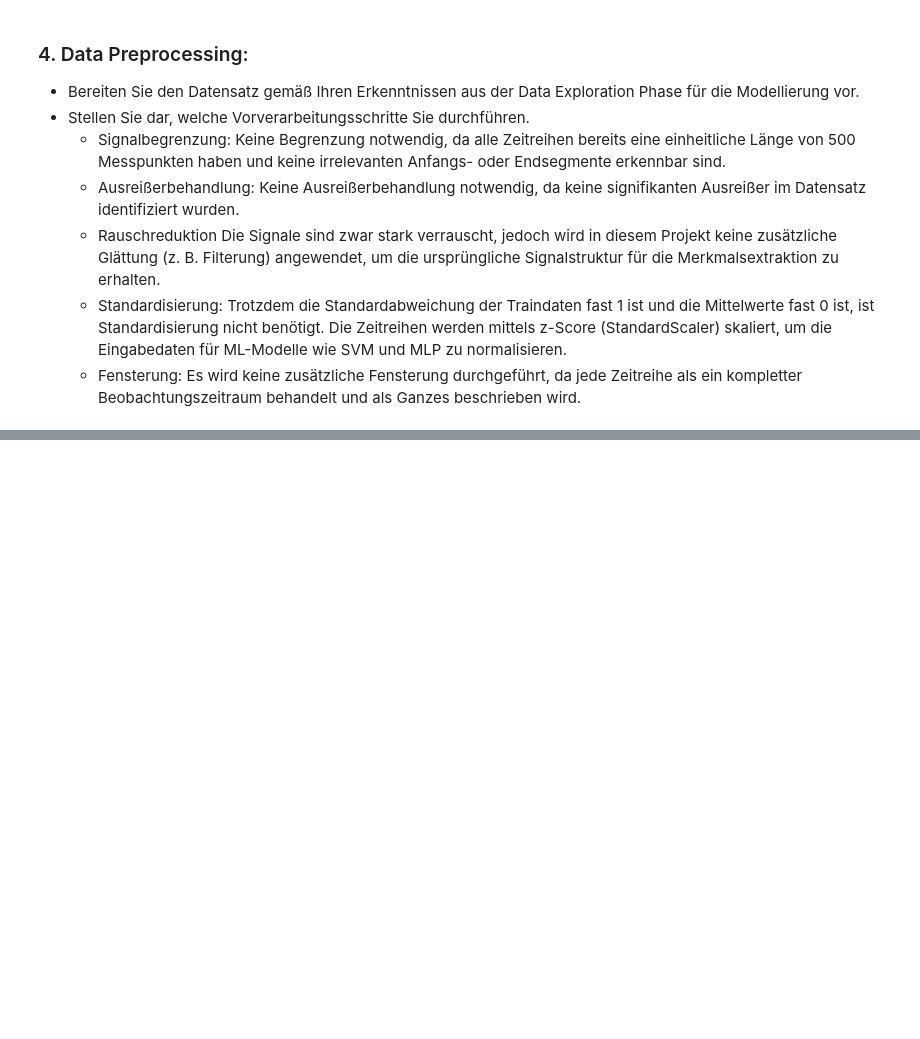
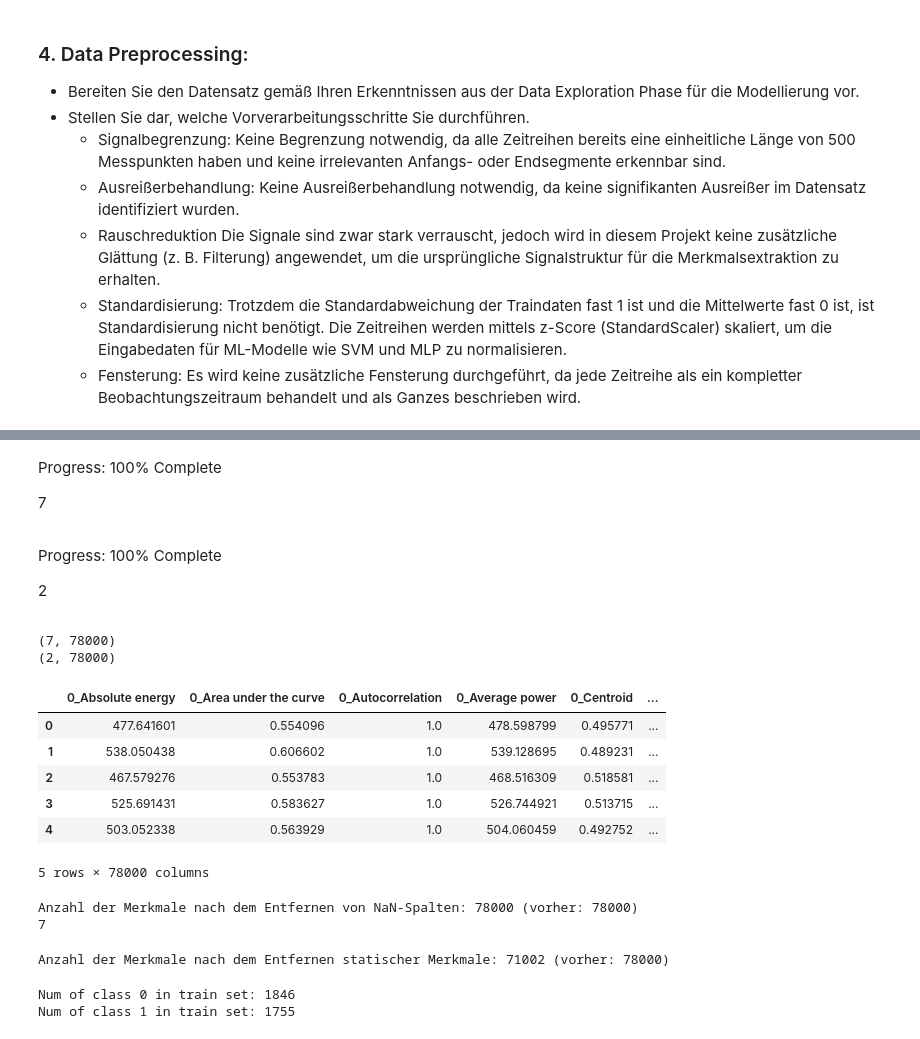
Before and after one commit to liyiling/pythonadvance-Uebung, a Jupyter notebook: UCR_TimeSeries_Analysis.ipynb, the cells around one changed output, grey strips where cells are left out. Drawn from its saved outputs; the diff is of its cells as text; code cells hidden in the pictures; blank space fills up the shorter version.

```diff
--- a/UCR_TimeSeries_Analysis.ipynb
+++ b/UCR_TimeSeries_Analysis.ipynb
@@ -209,0 +235,16 @@ Geschätztes Rauscheniveau (Median der rollenden Std): 0.5870907195344239
+# %%
+# Merkmalextraktion mit TSFEL
+import tsfel
+# Laden der Standard-Feature-Menge
+cfg = tsfel.get_features_by_domain()
+# Extrahieren der Merkmale aus den sk
+# alierten Trainings- und Testdaten
+
+print(X_train_scaled.shape)
+print(X_test_scaled.shape)
+
+X_train_features = tsfel.time_series_features_extractor(cfg, X_train_scaled, fs=500,window_size=500)
+X_test_features  = tsfel.time_series_features_extractor(cfg, X_test_scaled, fs=500,window_size=500)
+
+print(X_train_features.shape)
+print(X_test_features.shape)
@@ -209,0 +260,53 @@ Geschätztes Rauscheniveau (Median der rollenden Std): 0.5870907195344239
+# %%
+cfg_1= tsfel.load_json("/Users/liyiling/Documents/Albstadt学习/2025WW/Python-Advanced-Herr Seidler/Übung1_Yiling Li/features.json")
+X_train_features = tsfel.time_series_features_extractor(cfg, X_train_scaled, fs=500,window_size=500)
+X_test_features  = tsfel.time_series_features_extractor(cfg, X_test_scaled, fs=500,window_size=500)
+print(X_train_features.shape)
+print(X_test_features.shape)
+X_train_features.head()
+# %% [output]
+Progress: 100% Complete
+7
+Progress: 100% Complete
+2
+(7, 78000)
+(2, 78000)
+|  | 0_Absolute energy | 0_Area under the curve | 0_Autocorrelation | 0_Average power | 0_Centroid | ... |
+| 0 | 477.641601 | 0.554096 | 1.0 | 478.598799 | 0.495771 | ... |
+| 1 | 538.050438 | 0.606602 | 1.0 | 539.128695 | 0.489231 | ... |
+| 2 | 467.579276 | 0.553783 | 1.0 | 468.516309 | 0.518581 | ... |
+| 3 | 525.691431 | 0.583627 | 1.0 | 526.744921 | 0.513715 | ... |
+| 4 | 503.052338 | 0.563929 | 1.0 | 504.060459 | 0.492752 | ... |
+5 rows × 78000 columns
+# %%
+# Datenvorverarbeitung der extrahierten Merkmale
+
+# Überprüfen auf NaN-Werte，wir wissen schon, dass es keine NaN-Werte gibt. Hier nur zur Demonstration.
+num_cols=X_train_features.shape[1]
+X_train_features=X_train_features.dropna(how="all",axis=1)
+print(f"Anzahl der Merkmale nach dem Entfernen von NaN-Spalten: {X_train_features.shape[1]} (vorher: {num_cols})")
+
+#num_rows=X_train_features.shape[0]
+#print(num_rows)
+# %% [output]
+Anzahl der Merkmale nach dem Entfernen von NaN-Spalten: 78000 (vorher: 78000)
+7
+# %%
+# Entfernung statischer Merkmale
+dynamische_features = X_train_features.loc[:, X_train_features.nunique() > 1]
+print(f"Anzahl der Merkmale nach dem Entfernen statischer Merkmale: {dynamische_features.shape[1]} (vorher: {X_train_features.shape[1]})")
+# %% [output]
+Anzahl der Merkmale nach dem Entfernen statischer Merkmale: 71002 (vorher: 78000)
+# %%
+# Codierung der Zielvariablen
+from sklearn.preprocessing import LabelEncoder
+label_encoder = LabelEncoder()
+y_train_encoded = label_encoder.fit_transform(y_train)
+y_test_encoded  = label_encoder.transform(y_test)
+y_train_encoded
+
+print(f"Num of class 0 in train set: {(y_train_encoded==0).sum()}")
+print(f"Num of class 1 in train set: {(y_train_encoded==1).sum()}")
+# %% [output]
+Num of class 0 in train set: 1846
+Num of class 1 in train set: 1755
```
Also changed, not shown: parts of 13 cells of this notebook.
